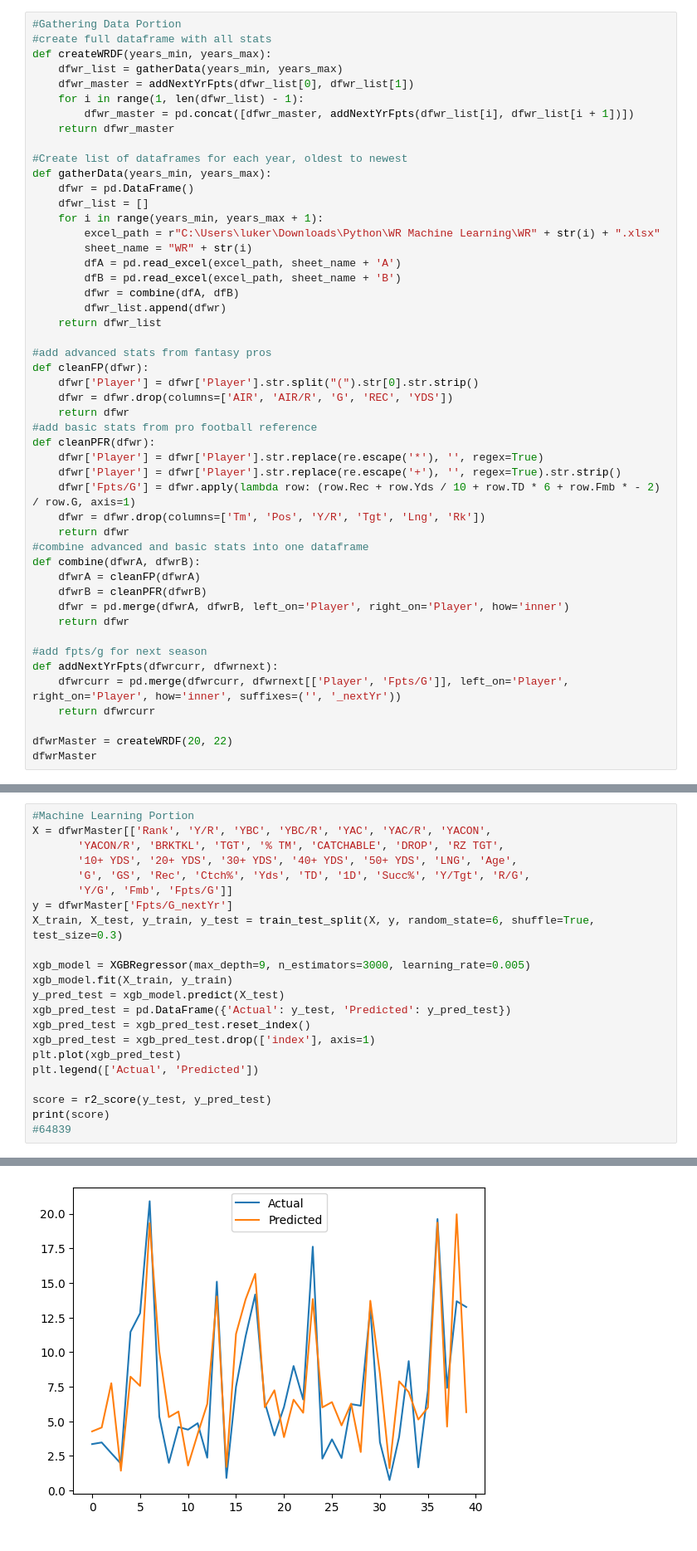
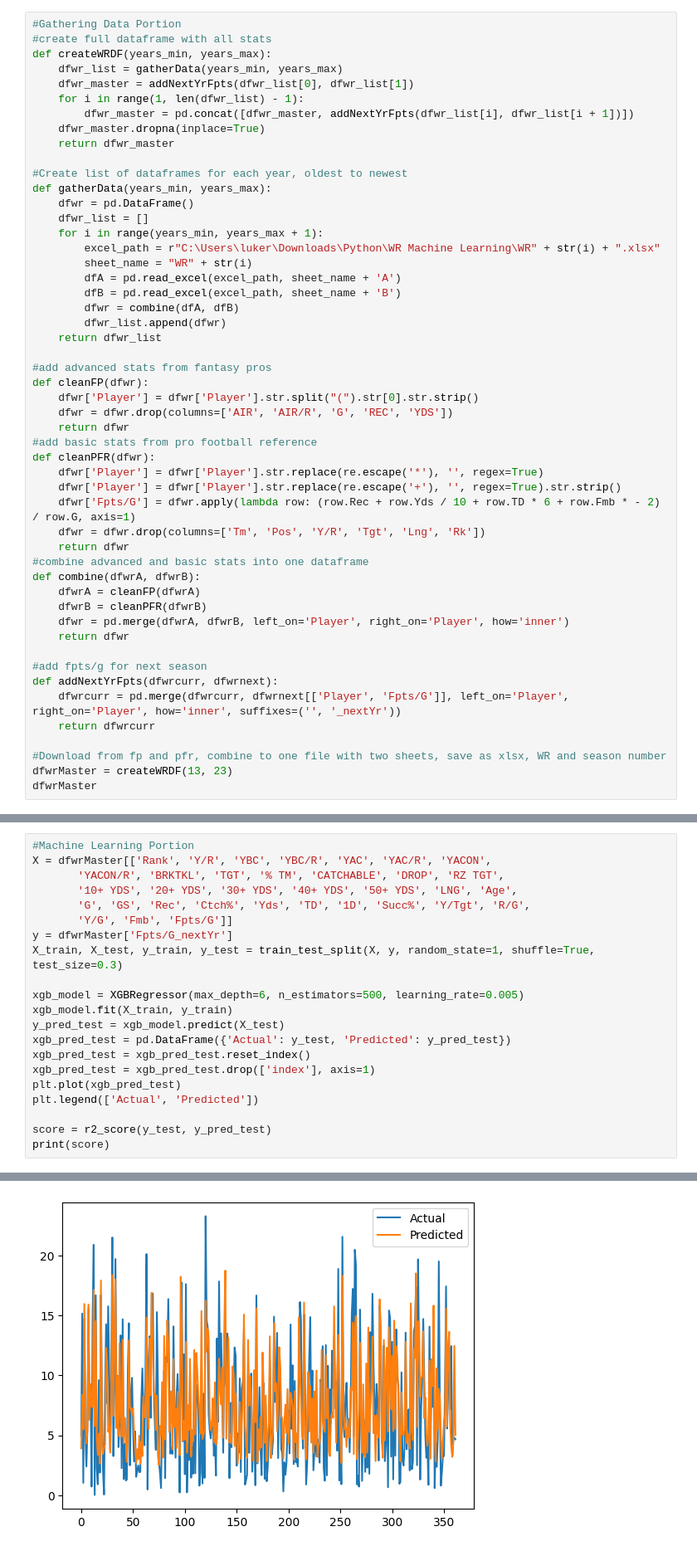
Before and after one commit to lukemrisser/Fantasy-Football-Production-Predictor-For-Wide-Receivers, a Jupyter notebook: WideReceivers.ipynb, the cells around one changed output, grey strips where cells are left out. Shown at 83% size. Drawn from its saved outputs; the diff is of its cells as text.

```diff
--- a/WideReceivers.ipynb
+++ b/WideReceivers.ipynb
@@ -15,6 +15,7 @@ def createWRDF(years_min, years_max):
     dfwr_master = addNextYrFpts(dfwr_list[0], dfwr_list[1])
     for i in range(1, len(dfwr_list) - 1):
         dfwr_master = pd.concat([dfwr_master, addNextYrFpts(dfwr_list[i], dfwr_list[i + 1])])
+    dfwr_master.dropna(inplace=True)
     return dfwr_master
 
 #Create list of dataframes for each year, oldest to newest
@@ -54,7 +55,8 @@ def addNextYrFpts(dfwrcurr, dfwrnext):
     dfwrcurr = pd.merge(dfwrcurr, dfwrnext[['Player', 'Fpts/G']], left_on='Player', right_on='Player', how='inner', suffixes=('', '_nextYr'))
     return dfwrcurr
 
-dfwrMaster = createWRDF(20, 22)
+#Download from fp and pfr, combine to one file with two sheets, save as xlsx, WR and season number
+dfwrMaster = createWRDF(13, 23)
 dfwrMaster
 # %% [output]
 |  | Rank | Player | Y/R | YBC | YBC/R | YAC | YAC/R | YACON | YACON/R | BRKTKL | ... | ... |
@@ -85,9 +87,9 @@ X = dfwrMaster[['Rank', 'Y/R', 'YBC', 'YBC/R', 'YAC', 'YAC/R', 'YACON',
        'G', 'GS', 'Rec', 'Ctch%', 'Yds', 'TD', '1D', 'Succ%', 'Y/Tgt', 'R/G',
        'Y/G', 'Fmb', 'Fpts/G']]
 y = dfwrMaster['Fpts/G_nextYr']
-X_train, X_test, y_train, y_test = train_test_split(X, y, random_state=6, shuffle=True, test_size=0.3)
+X_train, X_test, y_train, y_test = train_test_split(X, y, random_state=1, shuffle=True, test_size=0.3)
 
-xgb_model = XGBRegressor(max_depth=9, n_estimators=3000, learning_rate=0.005)
+xgb_model = XGBRegressor(max_depth=6, n_estimators=500, learning_rate=0.005)
 xgb_model.fit(X_train, y_train)
 y_pred_test = xgb_model.predict(X_test)
 xgb_pred_test = pd.DataFrame({'Actual': y_test, 'Predicted': y_pred_test})
@@ -98,5 +100,4 @@ plt.legend(['Actual', 'Predicted'])
 
 score = r2_score(y_test, y_pred_test)
 print(score)
-#64839
 # %% [output]
@@ -104 +105 @@ print(score)
-[figure, old version]
+[figure, new version]
```
Also changed, not shown: parts of 3 cells of this notebook, 7 other files.
